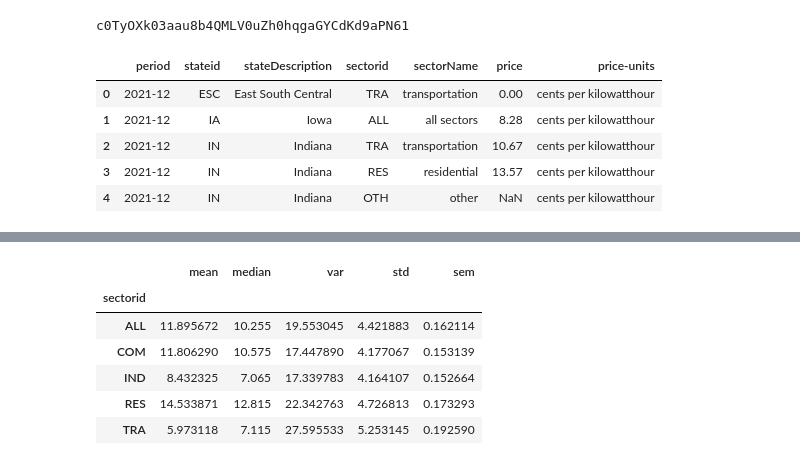
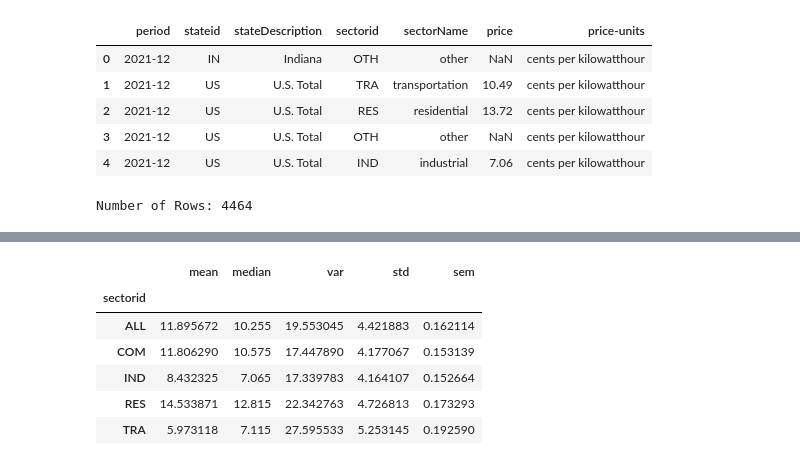
Before and after one commit to maplefrancake/GT-project1, a Jupyter notebook: Electricity Price by Sector.ipynb, the cells around one changed output, grey strips where cells are left out. Cells and saved outputs as stored; diff of their text form; code cells hidden in the pictures.

```diff
--- a/Electricity Price by Sector.ipynb
+++ b/Electricity Price by Sector.ipynb
@@ -2,12 +2,9 @@
 import pandas as pd
 import requests
 import json
+import matplotlib.pyplot as plt
 
 from config import api_key
-
-print(api_key)
-# %% [output]
-c0TyOXk03aau8b4QMLV0uZh0hqgaGYCdKd9aPN61
 # %%
 base_url = "https://api.eia.gov/v2/electricity/retail-sales/data"
 # %%
@@ -27,14 +24,16 @@ X_Params = {
 response = requests.get(base_url,params=X_Params).json()
 # %%
 sectorDF = pd.DataFrame(response["response"]["data"])
-sectorDF.head()
+display(sectorDF.head())
+print(f"Number of Rows: {len(sectorDF)}")
 # %% [output]
 |  | period | stateid | stateDescription | sectorid | sectorName | price | price-units |
-| 0 | 2021-12 | ESC | East South Central | TRA | transportation | 0.00 | cents per kilowatthour |
-| 1 | 2021-12 | IA | Iowa | ALL | all sectors | 8.28 | cents per kilowatthour |
-| 2 | 2021-12 | IN | Indiana | TRA | transportation | 10.67 | cents per kilowatthour |
-| 3 | 2021-12 | IN | Indiana | RES | residential | 13.57 | cents per kilowatthour |
-| 4 | 2021-12 | IN | Indiana | OTH | other | NaN | cents per kilowatthour |
+| 0 | 2021-12 | IN | Indiana | OTH | other | NaN | cents per kilowatthour |
+| 1 | 2021-12 | US | U.S. Total | TRA | transportation | 10.49 | cents per kilowatthour |
+| 2 | 2021-12 | US | U.S. Total | RES | residential | 13.72 | cents per kilowatthour |
+| 3 | 2021-12 | US | U.S. Total | OTH | other | NaN | cents per kilowatthour |
+| 4 | 2021-12 | US | U.S. Total | IND | industrial | 7.06 | cents per kilowatthour |
+Number of Rows: 4464
 # %%
 sectorDF.dropna(subset=["price"],inplace=True,how="all")
 # %%
```
Also changed, not shown: parts of 15 cells of this notebook.
